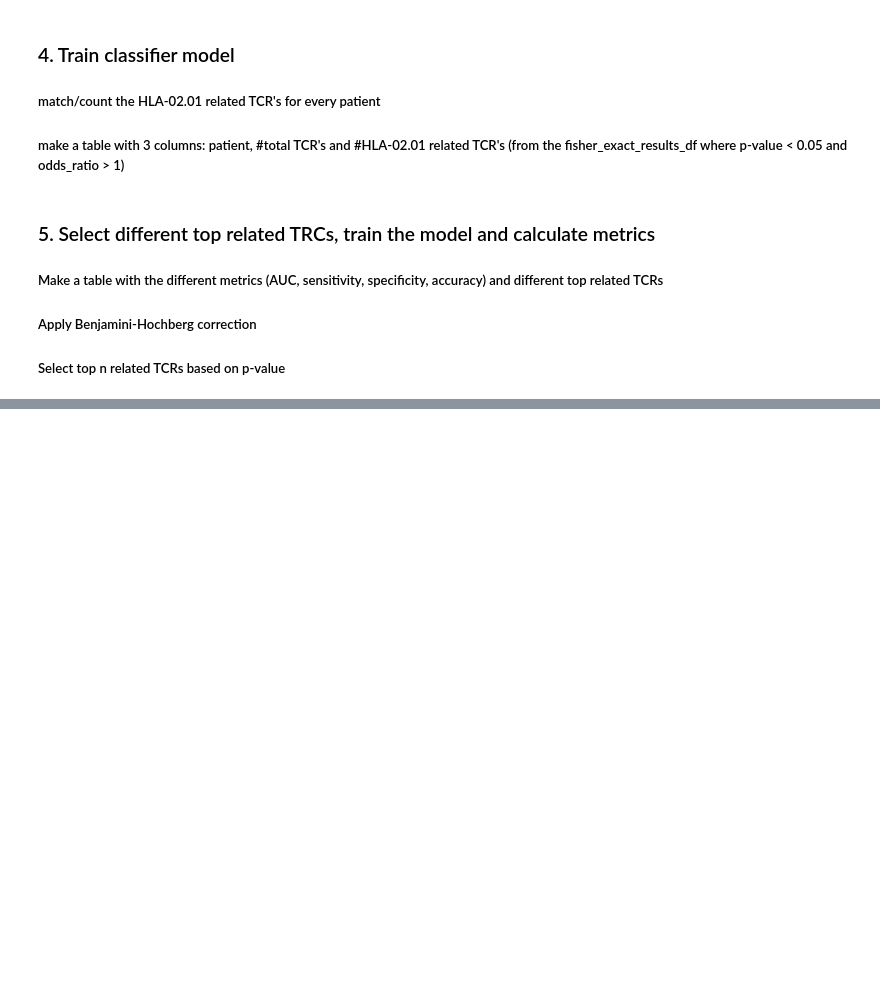
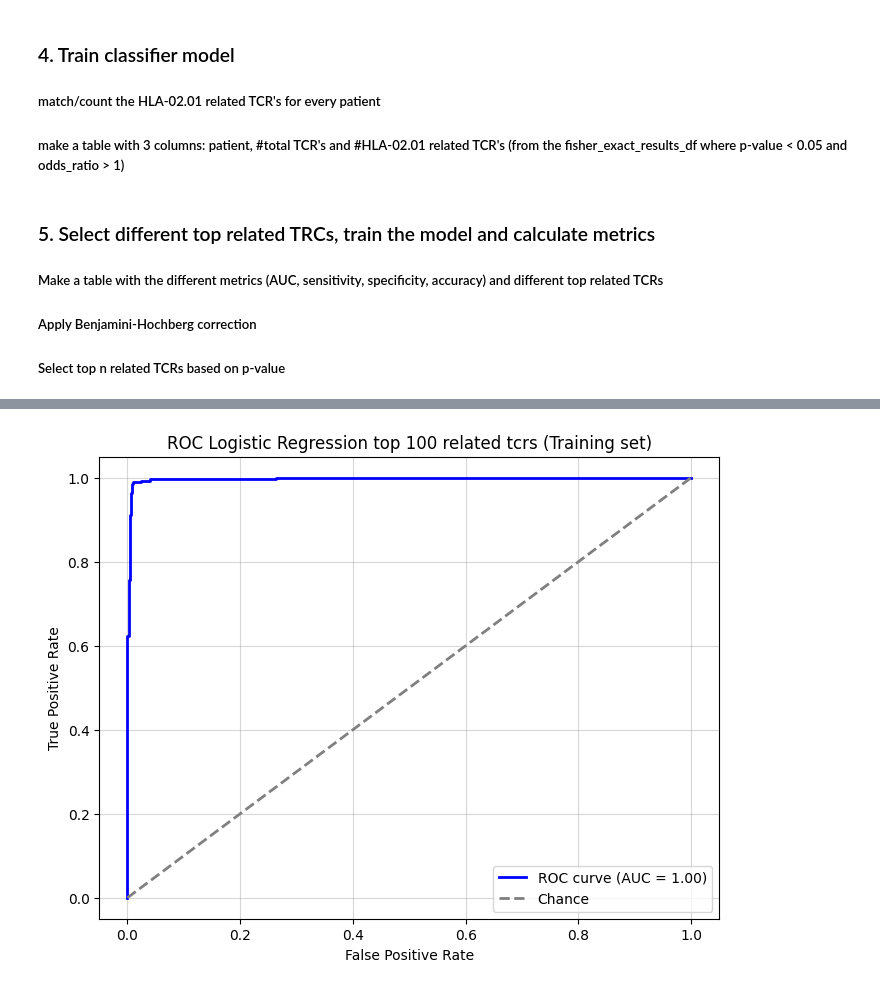
Before and after one commit to saartjeherman/Emerson, a Jupyter notebook: emerson_clean.ipynb, the cells around one changed output, grey strips where cells are left out. Drawn from its saved outputs; the diff is of its cells as text; code cells hidden in the pictures; blank space fills up the shorter version.

```diff
--- a/emerson_clean.ipynb
+++ b/emerson_clean.ipynb
@@ -596,0 +669,6 @@ See the caveats in the documentation: https://pandas.pydata.org/pandas-docs/stab
+# %%
+fisher_exact_results_df_mitchel = read_file('results\\fisher_exact_results_Mitchell.tsv')
+fisher_exact_results_df_mitchel['TCR'] = fisher_exact_results_df_mitchel['TCR'].apply(ast.literal_eval)
+# %%
+result_df_mitchel = match_and_select_related_tcrs(fisher_exact_results_df_mitchel, patient_df_mitchel, '\\data\\HLA_Mitchell_Michels_2022', 100, benjamini_hochberg=False)
+len(result_df_mitchel)
@@ -596,0 +749,77 @@ See the caveats in the documentation: https://pandas.pydata.org/pandas-docs/stab
+# %%
+metrics_validation_data = []
+metrics_training_data = []
+
+bn = False
+n = 100
+
+patient_df_emerson = match_hla('\\data\\HLA_emerson_2017', '\\data\\A_02_01_features.txt')
+patient_df_emerson = select_patients_hla_labelling(patient_df_emerson)
+
+fisher_exact_results_df_emerson = read_file('results\\fisher_exact_results.tsv')
+fisher_exact_results_df_emerson['TCR'] = fisher_exact_results_df_emerson['TCR'].apply(ast.literal_eval)
+
+result_df_emerson = match_and_select_related_tcrs(fisher_exact_results_df_emerson, patient_df_emerson, '\\data\\HLA_emerson_2017', n, benjamini_hochberg=bn)
+
+
+
+#training set
+# 0 = False, 1 = True
+result_df_emerson['has_HLA_A02_01'] = result_df_emerson['has_HLA_A02_01'].replace('None', np.nan)
+#drop none values
+result_df_emerson = result_df_emerson.dropna()
+result_df_emerson['has_HLA_A02_01_label'] = result_df_emerson['has_HLA_A02_01'].astype('category').cat.codes
+
+#select first 400 patients for training
+result_df_emerson.sort_values(by=['repertoire_id'], inplace=True, ignore_index=True)
+result_df_training = result_df_emerson.iloc[:400]
+result_df_training = pd.concat([train_result_df, result_df_training], ignore_index=True)
+
+result_df_training, model = make_classifier(result_df_training, n, benjamini_hochberg=bn, filename='results\\models\\logistic_regression_semi_supervised_training.joblib')
+
+
+# Make roc curve
+roc_auc = plot_roc_curve(result_df_training, n, benjamini_hochberg=bn)
+sensitivity, specificity, accuracy = calculate_metrics(result_df_training)
+
+metrics_training_data.append({
+    'top_n': n,
+    'benjamini_hochberg': bn,
+    'roc_auc': roc_auc,
+    'sensitivity': sensitivity,
+    'specificity': specificity,
+    'accuracy': accuracy
+})
+#result_df_training_plot = result_df_copy.iloc[:400]
+#plot_total_vs_significant_tcrs(result_df_training_plot, n)
+
+#validation set
+result_df_validation = result_df_emerson.iloc[400:]
+X_val = result_df_validation[['total_tcrs', 'related_tcrs']]
+y_val = result_df_validation['has_HLA_A02_01_label']
+result_df_validation['probability'] = model.predict_proba(X_val)[:, 1]
+result_df_validation['prediction'] = model.predict(X_val)
+roc_auc = plot_roc_curve(result_df_validation, n, False, benjamini_hochberg=bn)
+sensitivity, specificity, accuracy = calculate_metrics(result_df_validation)
+
+metrics_validation_data.append({
+    'top_n': n,
+    'benjamini_hochberg': bn,
+    'roc_auc': roc_auc,
+    'sensitivity': sensitivity,
+    'specificity': specificity,
+    'accuracy': accuracy
+})
+#result_df_validation_plot = result_df_copy.iloc[400:]
+#plot_total_vs_significant_tcrs(result_df_validation_plot, n, False)
+
+
+metrics_training_df = pd.DataFrame(metrics_training_data)
+metrics_validation_df = pd.DataFrame(metrics_validation_data)
+
+write_to_file(metrics_training_df, 'results\\metrics_classifiers_training_semi_supervised.tsv')
+write_to_file(metrics_validation_df, 'results\\metrics_classifiers_validation_semi_supervised.tsv')
+
+metrics_training_df
+metrics_validation_df
+# %% [output]
@@ -596,0 +827 @@ See the caveats in the documentation: https://pandas.pydata.org/pandas-docs/stab
+[figure, added]
```
Also changed, not shown: parts of 34 cells of this notebook.
